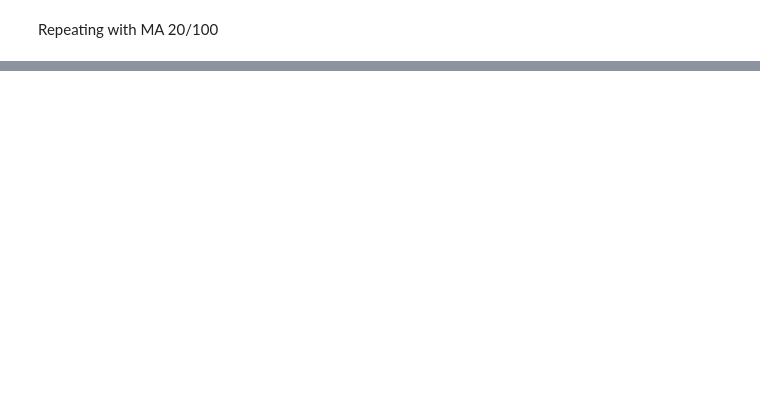
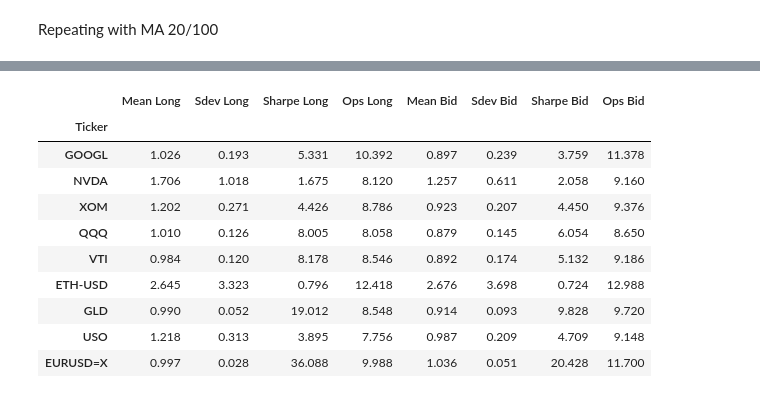
Before and after one commit to dgalassi99/quant-lab, a Jupyter notebook: 01_foundations/W2_Moving_Average_Strategy.ipynb, the cells around one changed output, grey strips where cells are left out. Drawn from its saved outputs; the diff is of its cells as text; code cells hidden in the pictures; blank space fills up the shorter version.

```diff
--- a/01_foundations/W2_Moving_Average_Strategy.ipynb
+++ b/01_foundations/W2_Moving_Average_Strategy.ipynb
@@ -352,0 +457,45 @@ for key, df in data.items():
+# %%
+summary_stats = []
+
+for k in results_df.keys():
+    long = results_df[k]
+    bid = results_bid_df[k]
+
+    mean_long = long['Strategy'].mean()
+    std_long = long['Strategy'].std()
+    sharpe_long = mean_long/std_long
+    ops_long = long['Num Operations'].mean()
+
+    mean_bid = bid['Strategy'].mean()
+    std_bid = bid['Strategy'].std()
+    sharpe_bid = mean_bid/std_bid
+    sharpe_bid = bid['Strategy'].mean() / bid['Strategy'].std()
+    ops_bid = bid['Num Operations'].mean()
+
+    summary_stats.append({
+        'Ticker': k,
+        'Mean Long': mean_long,
+        'Sdev Long': std_long,
+        'Sharpe Long': sharpe_long,
+        'Ops Long': ops_long,
+        'Mean Bid': mean_bid,
+        'Sdev Bid': std_bid,
+        'Sharpe Bid': sharpe_bid,
+        'Ops Bid': ops_bid,
+    })
+
+summary_df = pd.DataFrame(summary_stats)
+summary_df.set_index('Ticker', inplace=True)
+summary_df.round(3)
+# %% [output]
+|  | Mean Long | Sdev Long | Sharpe Long | Ops Long | Mean Bid | Sdev Bid | Sharpe Bid | Ops Bid |
+| Ticker |  |  |  |  |  |  |  |  |
+| GOOGL | 1.026 | 0.193 | 5.331 | 10.392 | 0.897 | 0.239 | 3.759 | 11.378 |
+| NVDA | 1.706 | 1.018 | 1.675 | 8.120 | 1.257 | 0.611 | 2.058 | 9.160 |
+| XOM | 1.202 | 0.271 | 4.426 | 8.786 | 0.923 | 0.207 | 4.450 | 9.376 |
+| QQQ | 1.010 | 0.126 | 8.005 | 8.058 | 0.879 | 0.145 | 6.054 | 8.650 |
+| VTI | 0.984 | 0.120 | 8.178 | 8.546 | 0.892 | 0.174 | 5.132 | 9.186 |
+| ETH-USD | 2.645 | 3.323 | 0.796 | 12.418 | 2.676 | 3.698 | 0.724 | 12.988 |
+| GLD | 0.990 | 0.052 | 19.012 | 8.548 | 0.914 | 0.093 | 9.828 | 9.720 |
+| USO | 1.218 | 0.313 | 3.895 | 7.756 | 0.987 | 0.209 | 4.709 | 9.148 |
+| EURUSD=X | 0.997 | 0.028 | 36.088 | 9.988 | 1.036 | 0.051 | 20.428 | 11.700 |
```
Also changed, not shown: parts of 17 cells of this notebook.
